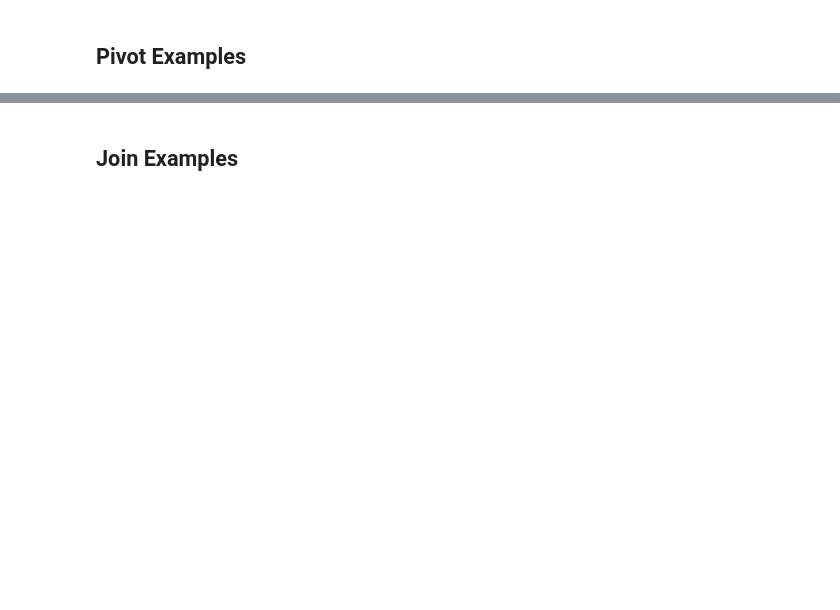
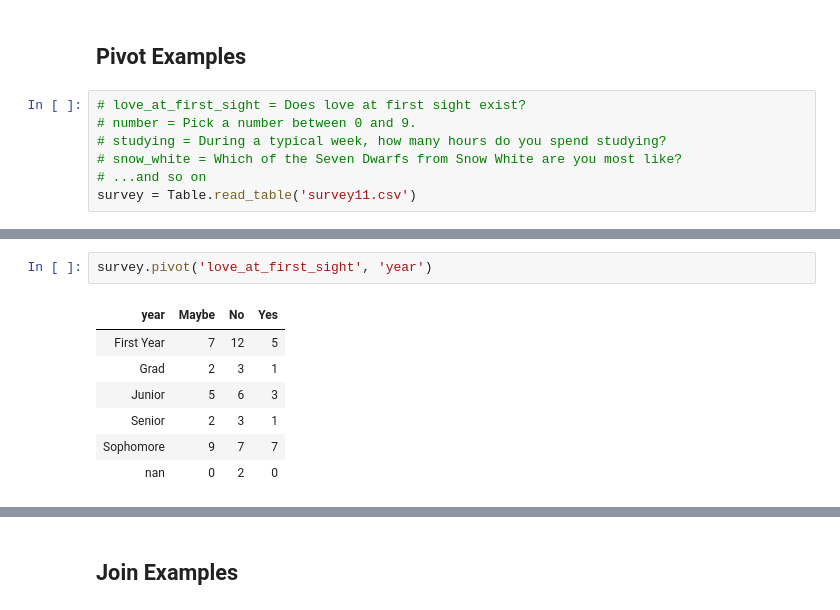
Before and after one commit to YData123/sds123-sp21, a Jupyter notebook: demos/lec11/lec11.ipynb, the cells around one changed output, grey strips where cells are left out. Cells and saved outputs as stored; diff of their text form; blank space fills up the shorter version.

```diff
--- a/demos/lec11/lec11.ipynb
+++ b/demos/lec11/lec11.ipynb
@@ -22,2 +64,9 @@ all_cones.pivot('Color', 'Flavor', values = 'Price', collect = list)
 # %% [markdown]
 ## Pivot Examples ##
+# %%
+# love_at_first_sight = Does love at first sight exist?
+# number = Pick a number between 0 and 9.
+# studying = During a typical week, how many hours do you spend studying?
+# snow_white = Which of the Seven Dwarfs from Snow White are you most like?
+# ...and so on
+survey = Table.read_table('survey11.csv')
@@ -23,0 +81,10 @@ all_cones.pivot('Color', 'Flavor', values = 'Price', collect = list)
+# %%
+survey.pivot('love_at_first_sight', 'year')
+# %% [output]
+| year | Maybe | No | Yes |
+| First Year | 7 | 12 | 5 |
+| Grad | 2 | 3 | 1 |
+| Junior | 5 | 6 | 3 |
+| Senior | 2 | 3 | 1 |
+| Sophomore | 9 | 7 | 7 |
+| nan | 0 | 2 | 0 |
```
Also changed, not shown: parts of 50 cells of this notebook, 2 other files.
